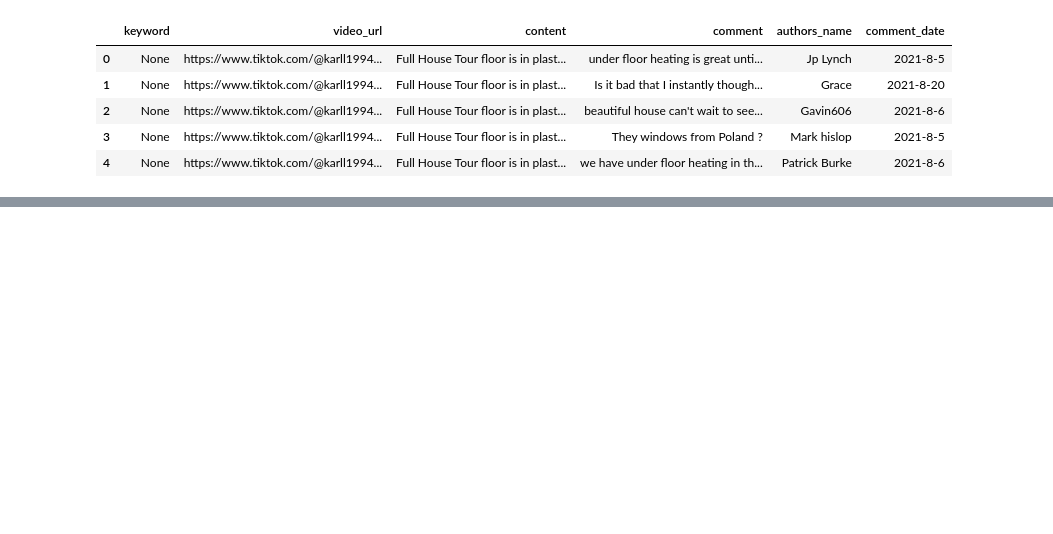
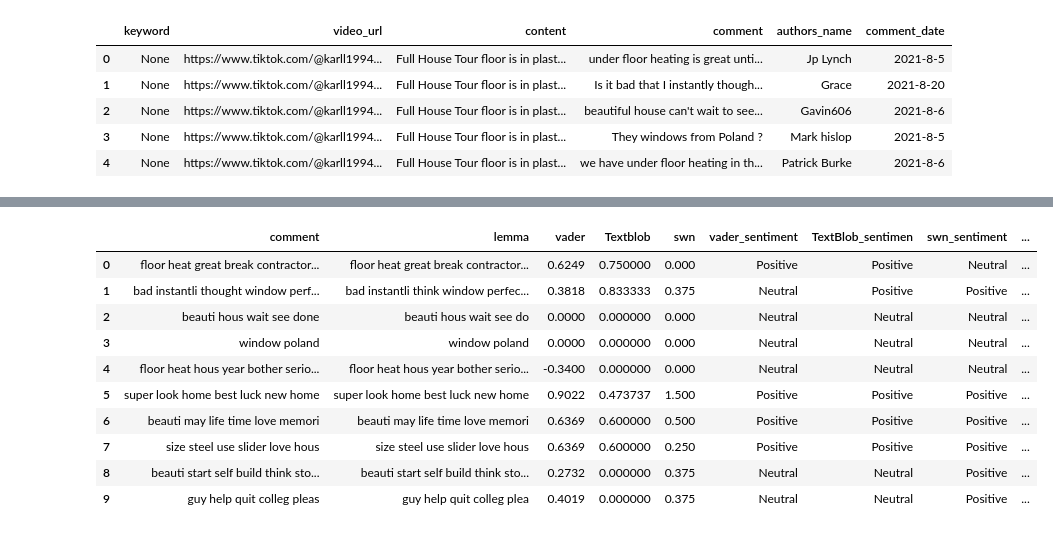
Before and after one commit to aytenkermencct/assesment_cct, a Jupyter notebook: sentiment_analysis.ipynb, the cells around one changed output, grey strips where cells are left out. Cells and saved outputs as stored; diff of their text form; code cells hidden in the pictures; blank space fills up the shorter version.

```diff
--- a/sentiment_analysis.ipynb
+++ b/sentiment_analysis.ipynb
@@ -105,0 +265,37 @@ TypeError: expected string or bytes-like object
+# %%
+### named scores positive, negative and neutral
+# vader
+def vader_final(score):
+    if score >= 0.5:
+        return 'Positive'
+    elif score <= -0.5 :
+        return 'Negative'
+    else:
+        return 'Neutral'
+
+#textblob and swn
+def text_swn_final(score):
+    if score > 0:
+        return 'Positive'
+    elif score <0 :
+        return 'Negative'
+    else:
+        return 'Neutral'
+
+df_final['vader_sentiment']=df_final['vader'].apply(vader_final)
+df_final['TextBlob_sentiment']=df_final['Textblob'].apply(text_swn_final)
+df_final['swn_sentiment']=df_final['swn'].apply(text_swn_final)
+
+df_final.head(10)
+# %% [output]
+|  | comment | lemma | vader | Textblob | swn | vader_sentiment | TextBlob_sentimen | swn_sentiment | ... |
+| 0 | floor heat great break contractor... | floor heat great break contractor... | 0.6249 | 0.750000 | 0.000 | Positive | Positive | Neutral | ... |
+| 1 | bad instantli thought window perf... | bad instantli think window perfec... | 0.3818 | 0.833333 | 0.375 | Neutral | Positive | Positive | ... |
+| 2 | beauti hous wait see done | beauti hous wait see do | 0.0000 | 0.000000 | 0.000 | Neutral | Neutral | Neutral | ... |
+| 3 | window poland | window poland | 0.0000 | 0.000000 | 0.000 | Neutral | Neutral | Neutral | ... |
+| 4 | floor heat hous year bother serio... | floor heat hous year bother serio... | -0.3400 | 0.000000 | 0.000 | Neutral | Neutral | Neutral | ... |
+| 5 | super look home best luck new home | super look home best luck new home | 0.9022 | 0.473737 | 1.500 | Positive | Positive | Positive | ... |
+| 6 | beauti may life time love memori | beauti may life time love memori | 0.6369 | 0.600000 | 0.500 | Positive | Positive | Positive | ... |
+| 7 | size steel use slider love hous | size steel use slider love hous | 0.6369 | 0.600000 | 0.250 | Positive | Positive | Positive | ... |
+| 8 | beauti start self build think sto... | beauti start self build think sto... | 0.2732 | 0.000000 | 0.375 | Neutral | Neutral | Positive | ... |
+| 9 | guy help quit colleg pleas | guy help quit colleg plea | 0.4019 | 0.000000 | 0.375 | Neutral | Neutral | Positive | ... |
```
Also changed, not shown: parts of 24 cells of this notebook.
